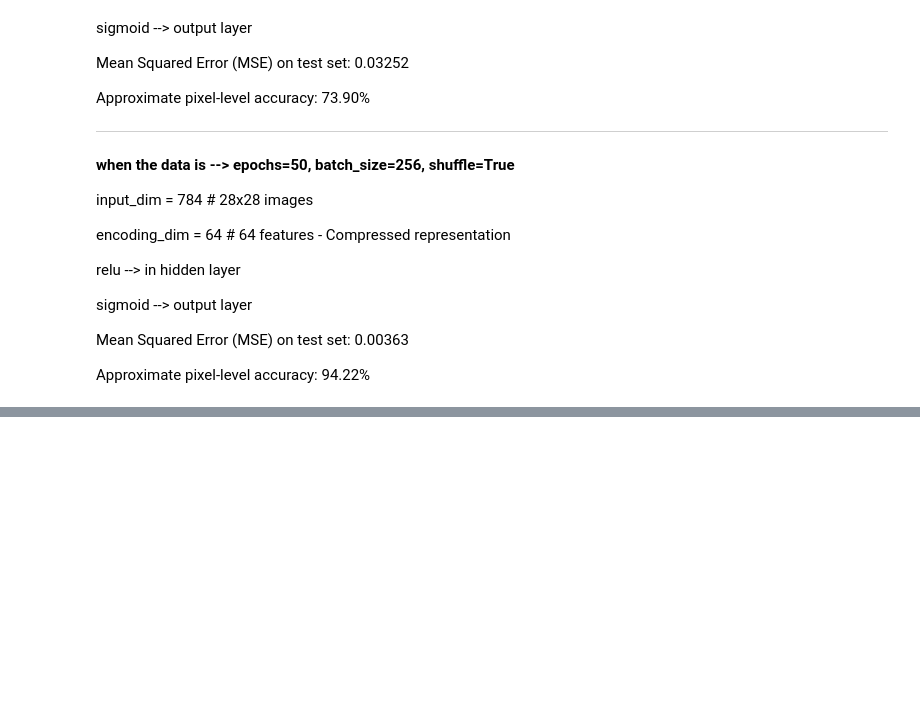
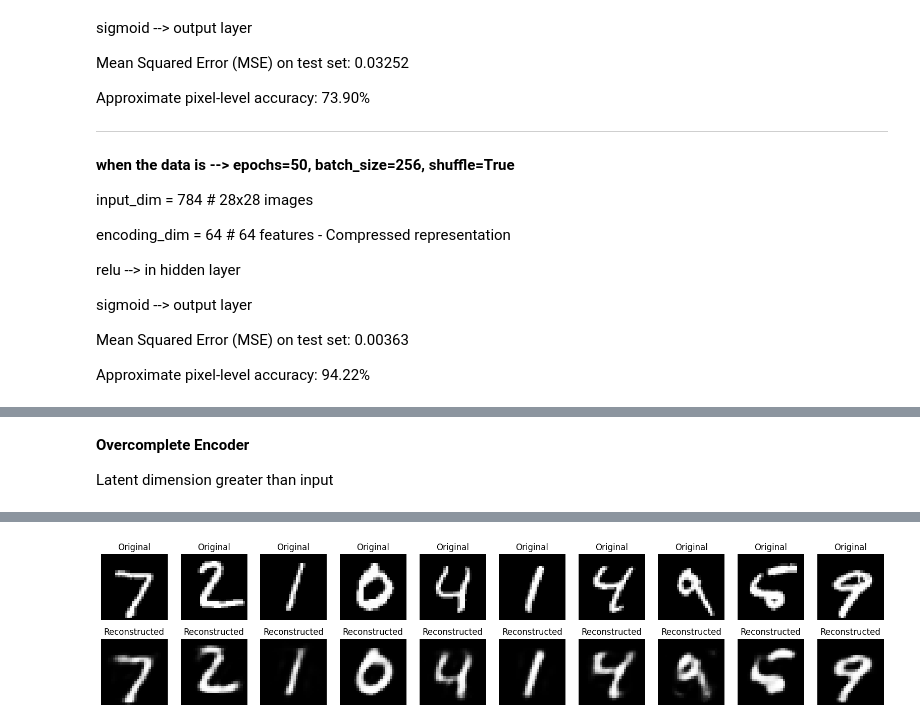
Before and after one commit to Madathanapalleleena/DL_exploration, a Jupyter notebook: autocoders.ipynb, the cells around one changed output, grey strips where cells are left out. Drawn from its saved outputs; the diff is of its cells as text; code cells hidden in the pictures; blank space fills up the shorter version.

```diff
--- a/autocoders.ipynb
+++ b/autocoders.ipynb
@@ -531,0 +495,41 @@ Approximate pixel-level accuracy: 100.00%
+# %% [markdown]
+**Overcomplete Encoder**
+
+Latent dimension greater than input
+# %%
+encoding_dim = 1024  # HIGH DIMENSION
+
+input_img = Input(shape=(784,))
+encoded = Dense(encoding_dim, activation='relu')(input_img)
+decoded = Dense(784, activation='sigmoid')(encoded)
+
+autoencoder_over = Model(input_img, decoded)
+autoencoder_over.compile(optimizer='adam', loss='binary_crossentropy')
+
+autoencoder_over.fit(x_train, x_train,
+                     epochs=10,
+                     batch_size=256,
+                     shuffle=True,
+                     validation_data=(x_test, x_test))
+
+decoded_imgs_over = autoencoder_over.predict(x_test)
+import matplotlib.pyplot as plt
+
+n = 10  # number of images to display
+plt.figure(figsize=(20, 4))
+
+for i in range(n):
+    # 🔹 Original Image
+    ax = plt.subplot(2, n, i + 1)
+    plt.imshow(x_test[i].reshape(28, 28), cmap='gray')
+    plt.title("Original")
+    plt.axis('off')
+
+    # 🔹 Reconstructed Image
+    ax = plt.subplot(2, n, i + 1 + n)
+    plt.imshow(decoded_imgs[i].reshape(28, 28), cmap='gray')
+    plt.title("Reconstructed")
+    plt.axis('off')
+
+plt.show()
+# %% [output]
@@ -531,0 +553 @@ Approximate pixel-level accuracy: 100.00%
+[figure, added]
```
Also changed, not shown: parts of 25 cells of this notebook.
